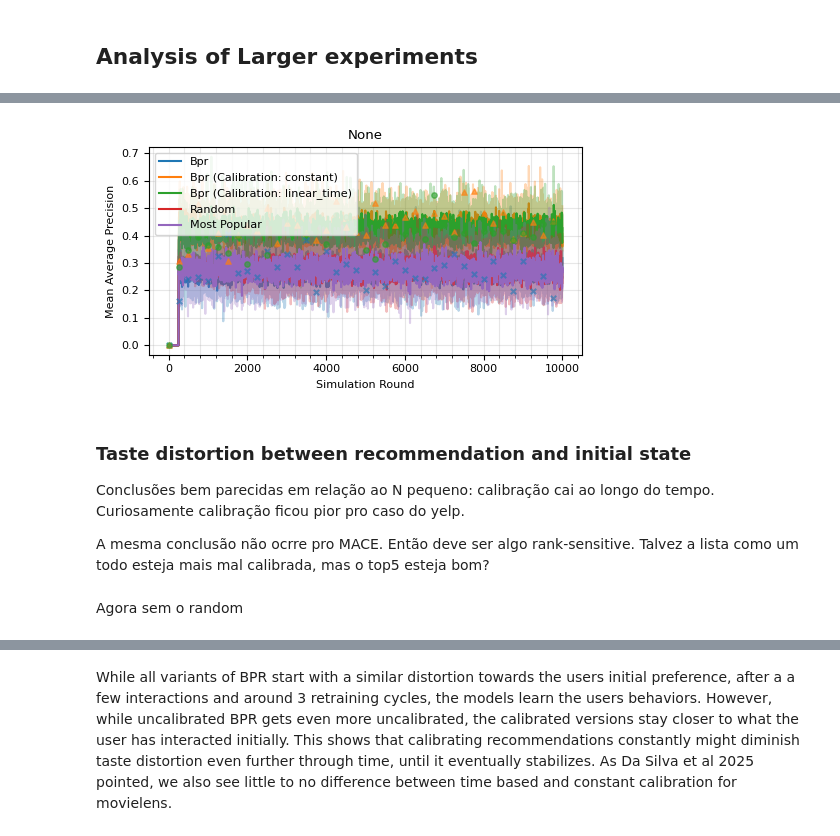
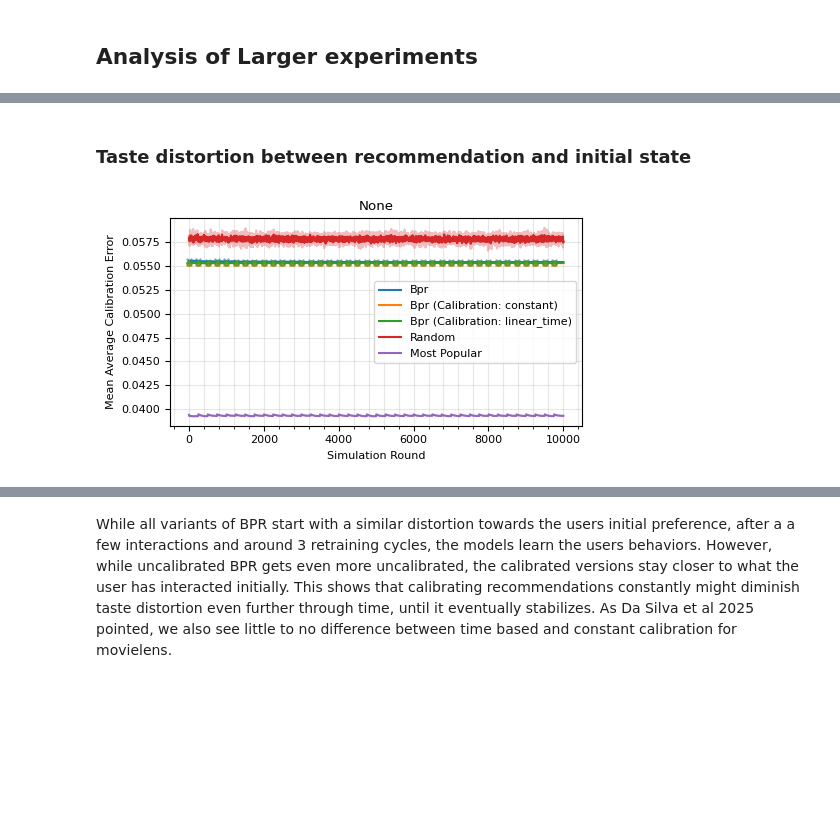
Before and after one commit to caiotda/dynamicTasteDistortion, a Jupyter notebook: movielens_experiments_large.ipynb, the cells around one changed output, grey strips where cells are left out. Drawn from its saved outputs; the diff is of its cells as text; code cells hidden in the pictures; blank space fills up the shorter version.

```diff
--- a/movielens_experiments_large.ipynb
+++ b/movielens_experiments_large.ipynb
@@ -22,15 +13,7 @@ plot_metric_comparison([bpr_debiased, bpr_unbiased_calibrated_steck, bpr_unbiase
-# %%
-plot_metric_comparison([bpr_debiased, bpr_unbiased_calibrated_steck, bpr_unbiased_calibrated_time, random_rec, most_popular], metric_name="map", title=None, graph="line", plot_retrain_points=True,  window_size=5)
-# %% [output]
-[figure, removed]
 # %% [markdown]
 ### Taste distortion between recommendation and initial state
-
-
-
-Conclusões bem parecidas em relação ao N pequeno: calibração cai ao longo do tempo. Curiosamente calibração ficou pior pro caso do yelp.
-
-A mesma conclusão não ocrre pro MACE. Então deve ser algo rank-sensitive. Talvez a lista como um todo esteja mais mal calibrada, mas o top5 esteja bom?
-# %% [markdown]
-Agora sem o random
+# %%
+plot_metric_comparison([bpr_debiased, bpr_unbiased_calibrated_steck, bpr_unbiased_calibrated_time, random_rec, most_popular], metric_name="mace", title=None, graph="line", plot_retrain_points=True,  window_size=5)
+# %% [output]
+[figure, added]
 # %%
```
Also changed, not shown: parts of 7 cells of this notebook, 34 other files.
